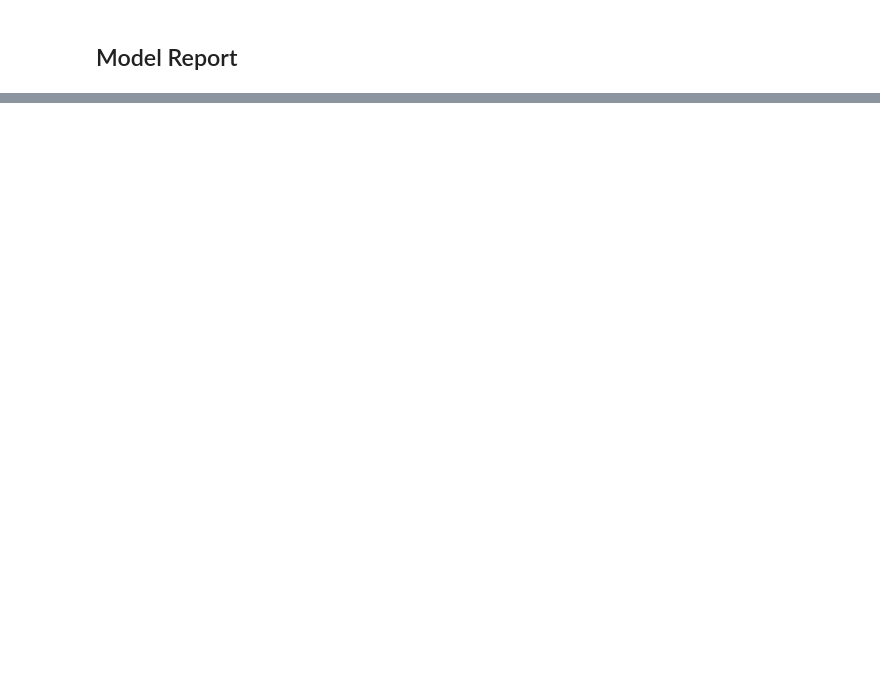
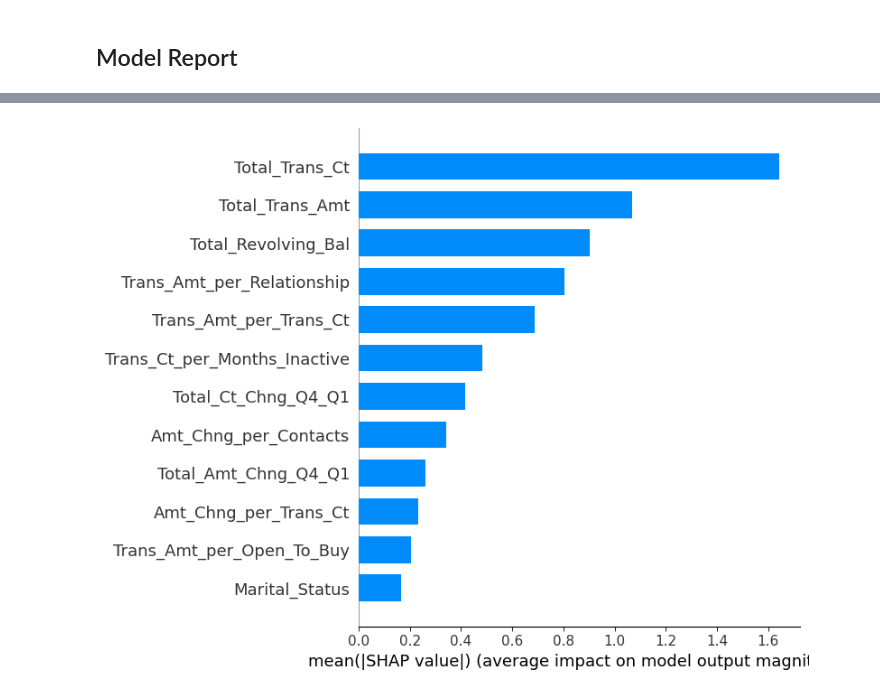
Before and after one commit to Amogh9341/Credit_Card_Churn, a Jupyter notebook: notebooks/Modelling.ipynb, the cells around one changed output, grey strips where cells are left out. Cells and saved outputs as stored; diff of their text form; code cells hidden in the pictures; blank space fills up the shorter version.

```diff
--- a/notebooks/Modelling.ipynb
+++ b/notebooks/Modelling.ipynb
@@ -216,0 +567,5 @@ LGBMClassifier(class_weight='balanced', learning_rate=0.05, n_estimators=200,
+# %%
+# Get mask and selected features
+selected_features = X.columns[rfe.support_].tolist()
+print("Selected Features:")
+print(selected_features)
@@ -305 +648,12 @@ IndexError: too many indices for array: array is 2-dimensional, but 3 were index
+# %%
+# Use selected_features as feature names for SHAP summary plot
+explainer = shap.TreeExplainer(model_weighted)
+shap_values = explainer.shap_values(X_test_selected)
+
+if isinstance(shap_values, list):
+    shap.summary_plot(shap_values[1], X_test_selected, feature_names=selected_features, plot_type="bar")
+else:
+    shap.summary_plot(shap_values, X_test_selected, feature_names=selected_features, plot_type="bar")
+# %% [output]
+[figure, added]
 # %%
```
Also changed, not shown: parts of 58 cells of this notebook, 3 other files.
